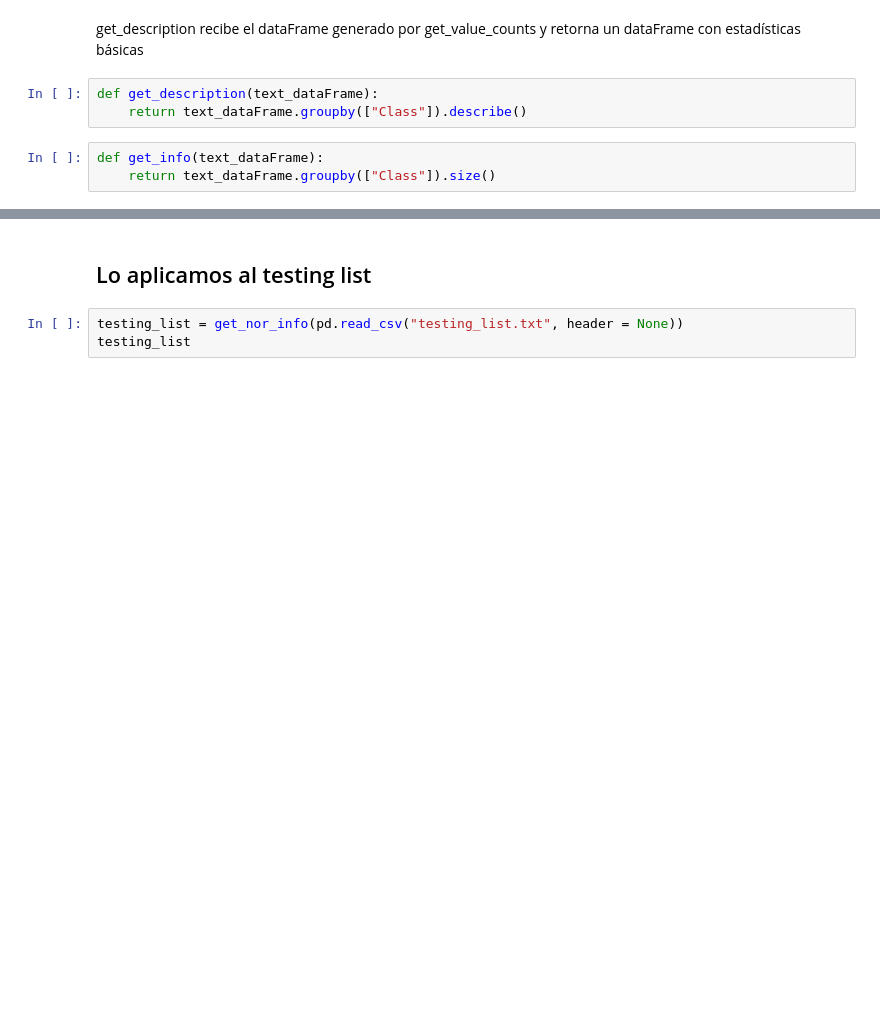
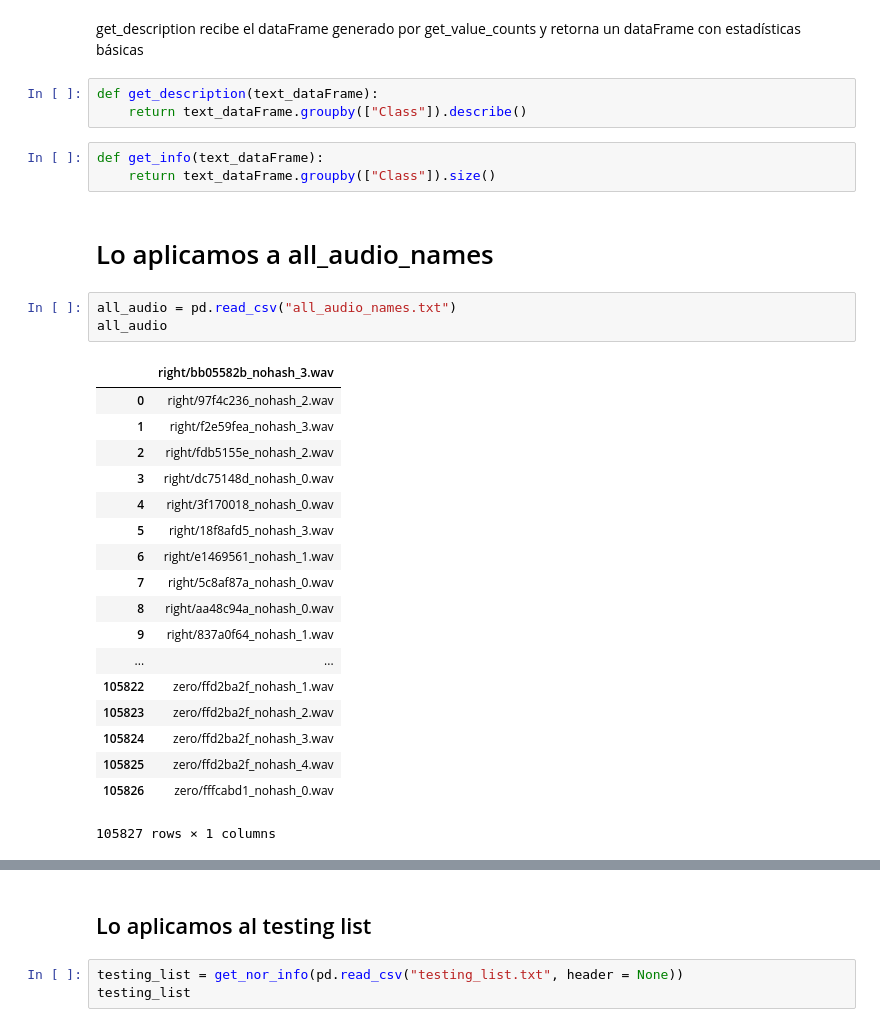
Before and after one commit to DanielaMGX/Voice_Recognition, a Jupyter notebook: P0 Statics.ipynb, the cells around one changed output, grey strips where cells are left out. Saved outputs shown, nothing was run; the diff lists cells and outputs as text; blank space fills up the shorter version.

```diff
--- a/P0 Statics.ipynb
+++ b/P0 Statics.ipynb
@@ -31,3 +31,27 @@ def get_description(text_dataFrame):
 # %%
 def get_info(text_dataFrame):
     return text_dataFrame.groupby(["Class"]).size()
+# %% [markdown]
+# Lo aplicamos a all_audio_names
+# %%
+all_audio = pd.read_csv("all_audio_names.txt")
+all_audio
+# %% [output]
+|  | right/bb05582b_nohash_3.wav |
+| 0 | right/97f4c236_nohash_2.wav |
+| 1 | right/f2e59fea_nohash_3.wav |
+| 2 | right/fdb5155e_nohash_2.wav |
+| 3 | right/dc75148d_nohash_0.wav |
+| 4 | right/3f170018_nohash_0.wav |
+| 5 | right/18f8afd5_nohash_3.wav |
+| 6 | right/e1469561_nohash_1.wav |
+| 7 | right/5c8af87a_nohash_0.wav |
+| 8 | right/aa48c94a_nohash_0.wav |
+| 9 | right/837a0f64_nohash_1.wav |
+| ... | ... |
+| 105822 | zero/ffd2ba2f_nohash_1.wav |
+| 105823 | zero/ffd2ba2f_nohash_2.wav |
+| 105824 | zero/ffd2ba2f_nohash_3.wav |
+| 105825 | zero/ffd2ba2f_nohash_4.wav |
+| 105826 | zero/fffcabd1_nohash_0.wav |
+105827 rows × 1 columns
```
Also changed, not shown: parts of 1 cell of this notebook, 5 other files.
